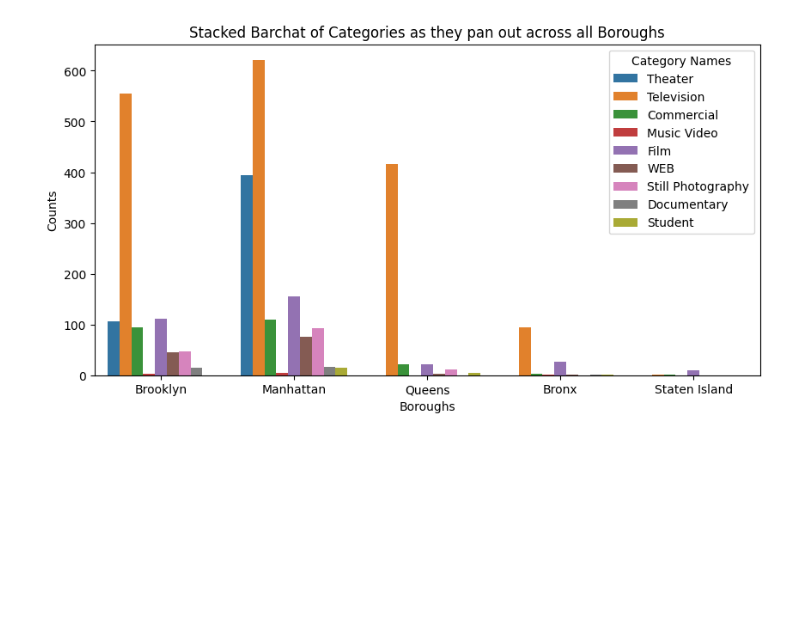
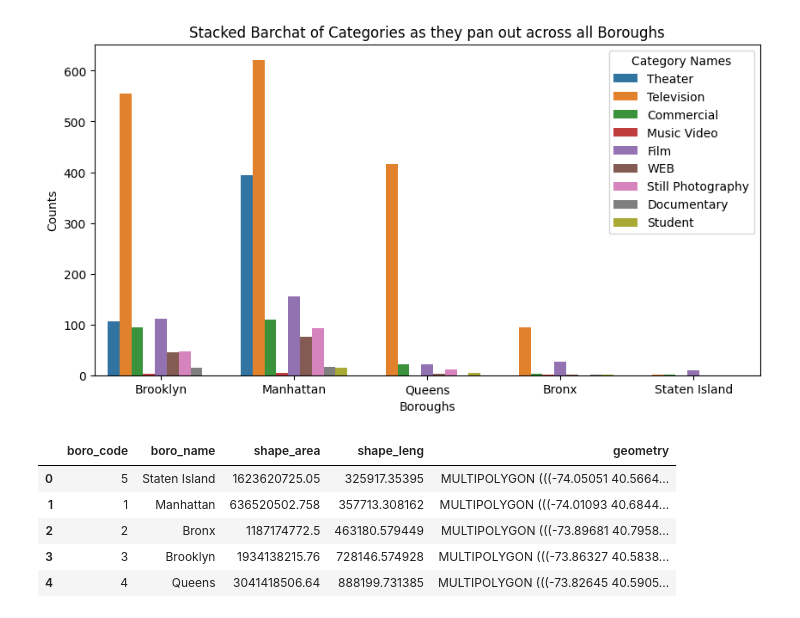
Before and after one commit to SeunGansallo/FilmPermitsAnalysis-repo, a Jupyter notebook: Cleaning.ipynb, the cells around one changed output. Drawn from its saved outputs; the diff is of its cells as text; code cells hidden in the pictures; blank space fills up the shorter version.

```diff
--- a/Cleaning.ipynb
+++ b/Cleaning.ipynb
@@ -166,3 +166,14 @@ plt.legend(title='Category Names')
 plt.show()
 # %% [output]
 [figure]
+# %%
+#load geojson file
+borough_json=gpd.read_file('/workspaces/FilmPermitsAnalysis-repo/Borough Boundaries.geojson')
+borough_json
+# %% [output]
+|  | boro_code | boro_name | shape_area | shape_leng | geometry |
+| 0 | 5 | Staten Island | 1623620725.05 | 325917.35395 | MULTIPOLYGON (((-74.05051 40.5664... |
+| 1 | 1 | Manhattan | 636520502.758 | 357713.308162 | MULTIPOLYGON (((-74.01093 40.6844... |
+| 2 | 2 | Bronx | 1187174772.5 | 463180.579449 | MULTIPOLYGON (((-73.89681 40.7958... |
+| 3 | 3 | Brooklyn | 1934138215.76 | 728146.574928 | MULTIPOLYGON (((-73.86327 40.5838... |
+| 4 | 4 | Queens | 3041418506.64 | 888199.731385 | MULTIPOLYGON (((-73.82645 40.5905... |
```
Also changed, not shown: parts of 2 cells of this notebook.
